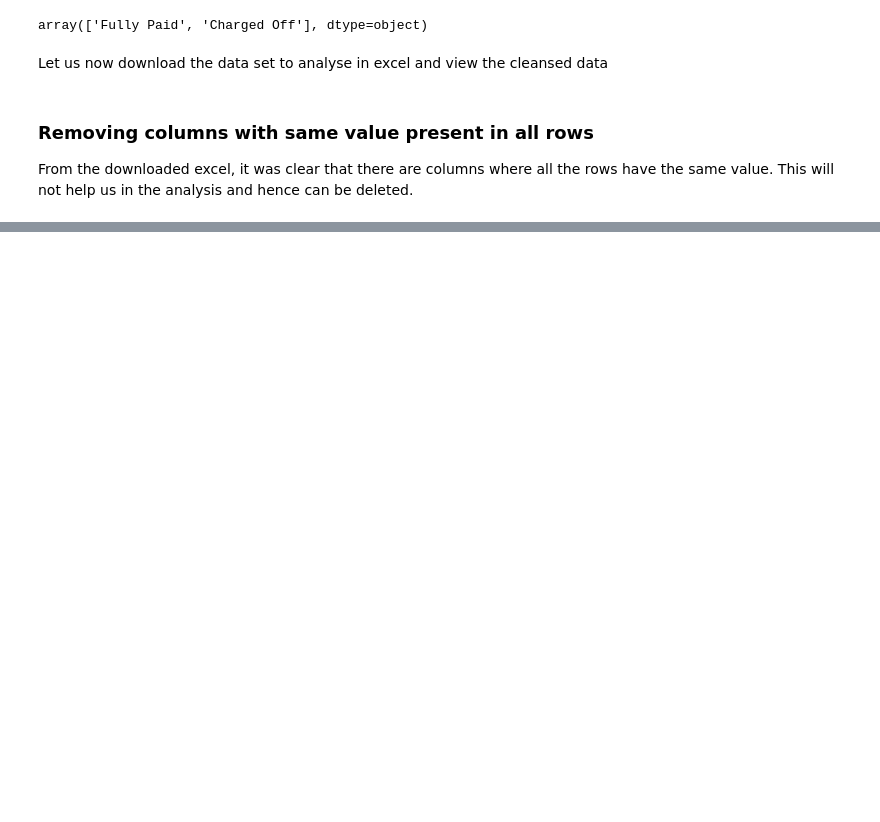
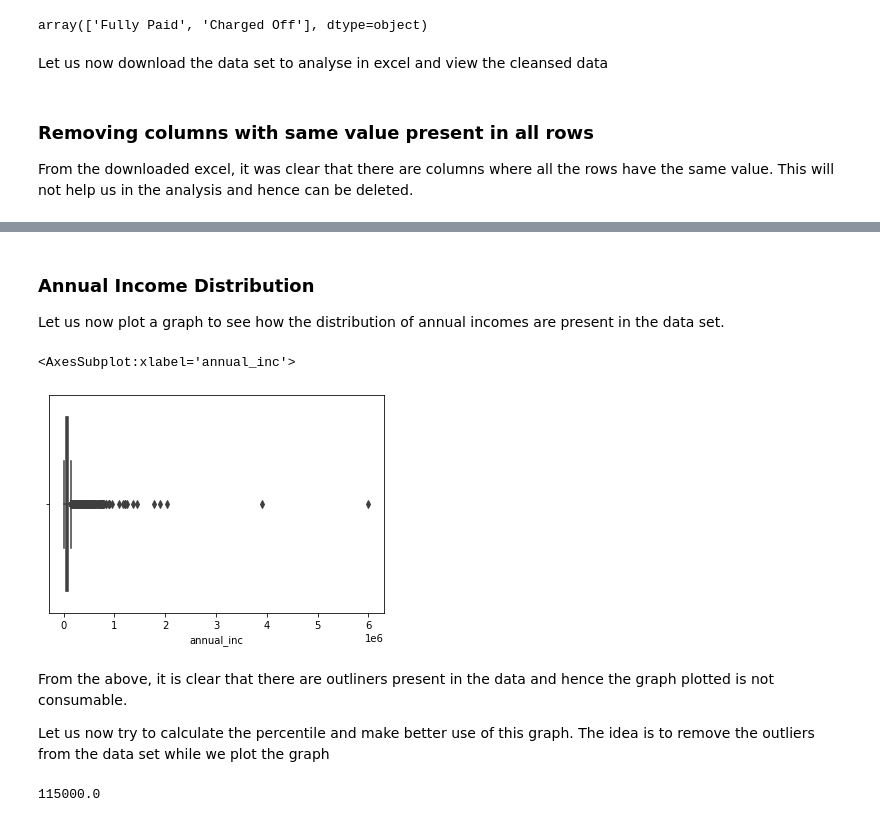
Before and after one commit to sreejith-rajashekaran/LendingClubCaseStudy, a Jupyter notebook: LendingClubCaseStudyFinal.ipynb, the cells around one changed output, grey strips where cells are left out. Drawn from its saved outputs; the diff is of its cells as text; code cells hidden in the pictures; blank space fills up the shorter version.

```diff
--- a/LendingClubCaseStudyFinal.ipynb
+++ b/LendingClubCaseStudyFinal.ipynb
@@ -322,0 +502,18 @@ data_set.shape
+# %% [markdown]
+### Annual Income Distribution
+
+Let us now plot a graph to see how the distribution of annual incomes are present in the data set.
+# %%
+sns.boxplot(data_set.annual_inc)
+# %% [output]
+<AxesSubplot:xlabel='annual_inc'>
+[figure, added]
+# %% [markdown]
+From the above, it is clear that there are outliners present in the data and hence the graph plotted is not consumable.
+
+Let us now try to calculate the percentile and make better use of this graph. The idea is to remove the outliers from the data set while we plot the graph
+# %%
+annual_inc_90_percentile = data_set['annual_inc'].quantile(0.90)
+annual_inc_90_percentile
+# %% [output]
+115000.0
```
Also changed, not shown: parts of 44 cells of this notebook.
